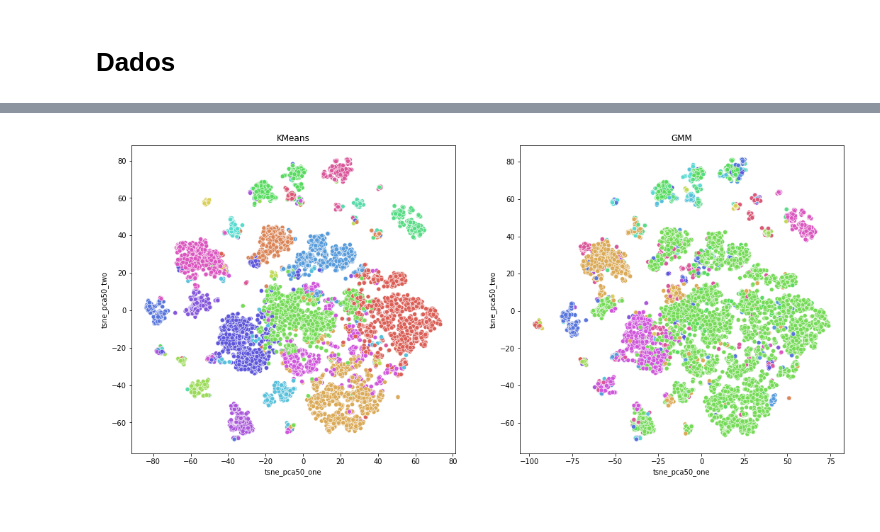
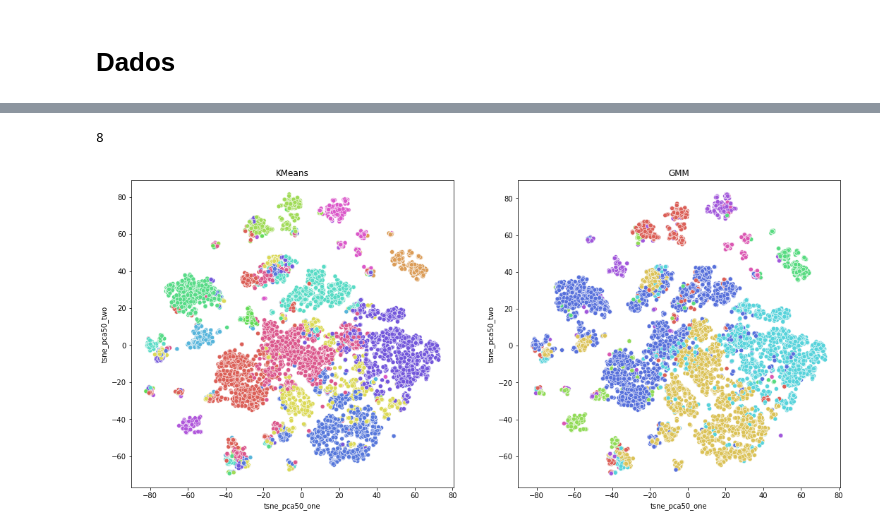
Before and after one commit to DCD-NSEE/cancer_project, a Jupyter notebook: Notebooks/Comparação TSNE.ipynb, the cells around one changed output, grey strips where cells are left out. Cells and saved outputs as stored; diff of their text form; code cells hidden in the pictures.

```diff
--- a/Notebooks/Comparação TSNE.ipynb
+++ b/Notebooks/Comparação TSNE.ipynb
@@ -441 +442,4 @@ df_kmeans.grupo_kmeans.value_counts()
 Name: grupo_kmeans, dtype: int64
+# %%
+k_kmeans = df_kmeans.grupo_kmeans.nunique()
+k_kmeans
@@ -471,29 +469,34 @@ df_gmm.grupo_gmm.value_counts()
 Name: grupo_gmm, dtype: int64
+# %%
+k_gmm = df_gmm.grupo_gmm.nunique()
+k_gmm
+# %% [output]
+8
 # %%
 plt.figure(figsize=(18,8))
 
 ax1 = plt.subplot(1, 2, 1)
 sns.scatterplot(
     x="tsne_pca50_one", y="tsne_pca50_two",
     hue="grupo_kmeans",
-    palette=sns.color_palette("hls", 21),
+    palette=sns.color_palette("hls", k_kmeans),
     data=df_kmeans,
     ax=ax1
 )
 
 ax2 = plt.subplot(1, 2, 2)
 sns.scatterplot(
     x="tsne_pca50_one", y="tsne_pca50_two",
     hue="grupo_gmm",
-    palette=sns.color_palette("hls", 21),
+    palette=sns.color_palette("hls", k_gmm),
     data=df_gmm,
     ax=ax2
 )
 ax1.title.set_text('KMeans')
 ax2.title.set_text('GMM')
 ax1.get_legend().remove()
 ax2.get_legend().remove()
 
 plt.show()
 # %% [output]
-[figure, old version]
+[figure, new version]
```
Also changed, not shown: parts of 6 cells of this notebook, 3 other files.
